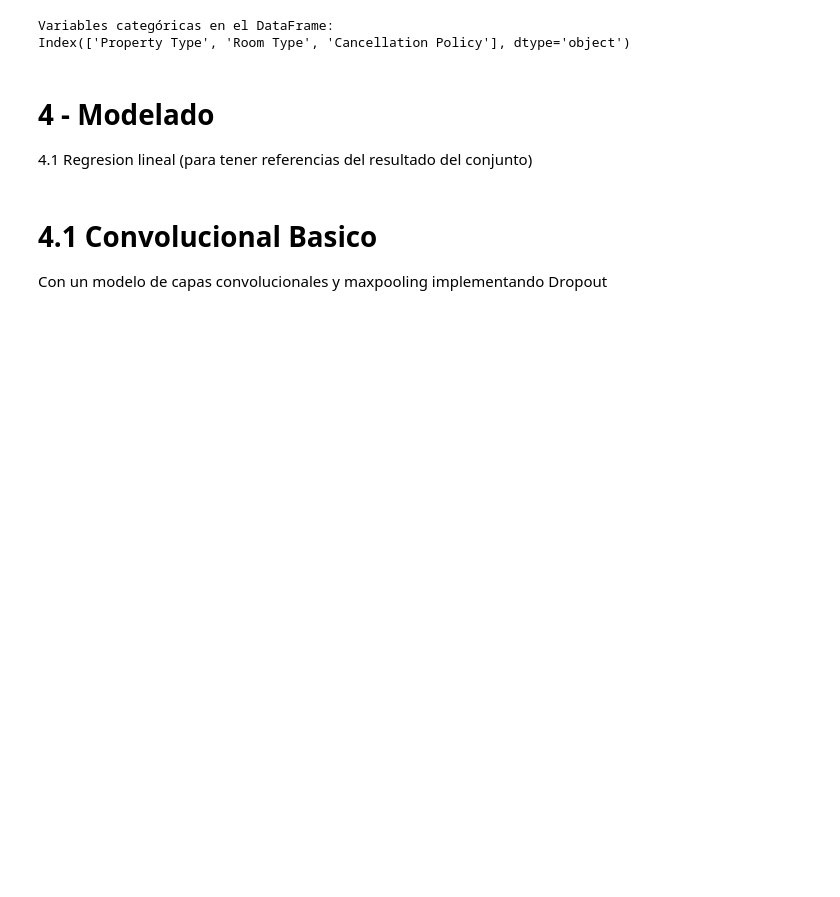
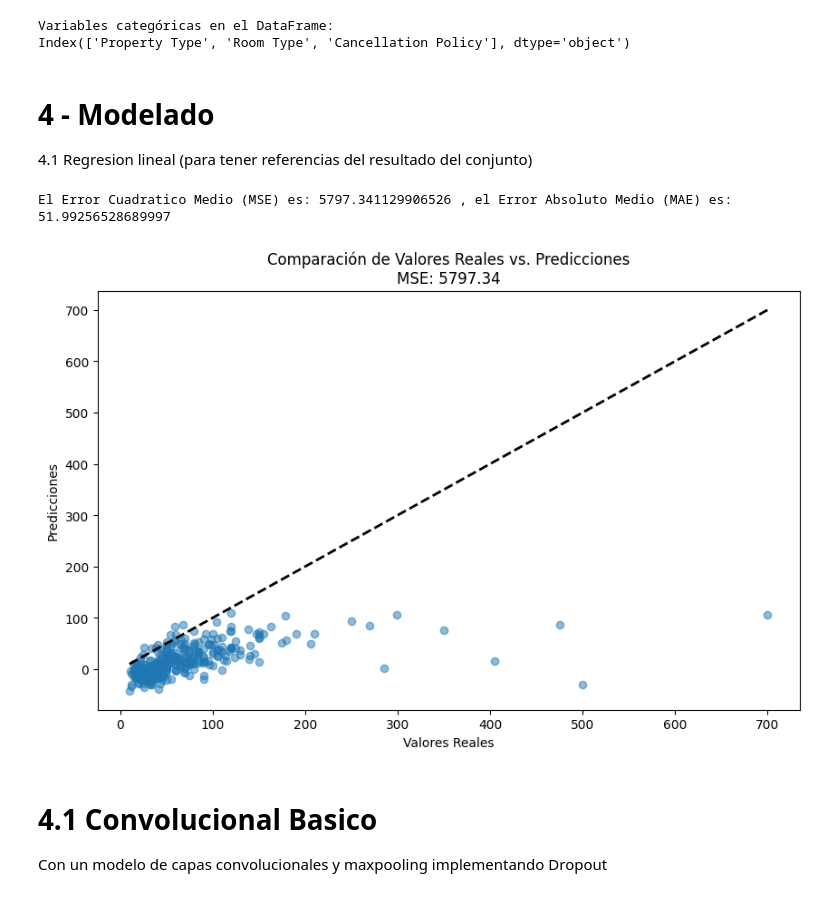
Before and after one commit to danrool/deep-learning-entrega, a Jupyter notebook: Entrega_Rolando_Rodriguez.ipynb, the cells around one changed output. Saved outputs shown, nothing was run; the diff lists cells and outputs as text; code cells hidden in the pictures; blank space fills up the shorter version.

```diff
--- a/Entrega_Rolando_Rodriguez.ipynb
+++ b/Entrega_Rolando_Rodriguez.ipynb
@@ -484,40 +476,44 @@ X_images_val = (X_images_val - X_images_train_mean) / X_images_train_std
   4.1 Regresion lineal
 (para tener referencias del resultado del conjunto)
 # %%
-## Generare una prediccion con una RL para tener una referencia.
+# Generare una prediccion con una RL para tener una referencia.
 
-#from sklearn.linear_model import LinearRegression
-#from sklearn.metrics import mean_squared_error, mean_absolute_error
+from sklearn.linear_model import LinearRegression
+from sklearn.metrics import mean_squared_error, mean_absolute_error
 
-## Crear y entrenar el modelo de regresión lineal
-#model_lr = LinearRegression()
-#model_lr.fit(X_tab_train, y_tab_train)
+# Crear y entrenar el modelo de regresión lineal
+model_lr = LinearRegression()
+model_lr.fit(X_tab_train, y_tab_train)
 
-## Predecir y evaluar el modelo
-#y_tab_pred = model_lr.predict(X_tab_test)
-#mse = mean_squared_error(y_tab_test, y_tab_pred)
-#mae = mean_absolute_error(y_tab_test, y_tab_pred)
+# Predecir y evaluar el modelo
+y_tab_pred = model_lr.predict(X_tab_test)
+mse = mean_squared_error(y_tab_test, y_tab_pred)
+mae = mean_absolute_error(y_tab_test, y_tab_pred)
 
-#print(f'El Error Cuadratico Medio (MSE) es: {mse} , el Error Absoluto Medio (MAE) es: {mae}')
+print(f'El Error Cuadratico Medio (MSE) es: {mse} , el Error Absoluto Medio (MAE) es: {mae}')
+# %% [output]
+El Error Cuadratico Medio (MSE) es: 5797.341129906526 , el Error Absoluto Medio (MAE) es: 51.99256528689997
 # %%
 ################################################################################
 ### Visualizacion de la LR
 ################################################################################
 
-#import matplotlib.pyplot as plt
-#from sklearn.metrics import mean_squared_error
+import matplotlib.pyplot as plt
+from sklearn.metrics import mean_squared_error
 
-## Calculamos el MSE
-#mse = mean_squared_error(y_tab_test, y_tab_pred)
+# Calculamos el MSE
+mse = mean_squared_error(y_tab_test, y_tab_pred)
 
-## Creamos el gráfico
-#plt.figure(figsize=(10, 6))
-#plt.scatter(y_tab_test, y_tab_pred, alpha=0.5)
-#plt.plot([y_tab_test.min(), y_tab_test.max()], [y_tab_test.min(), y_tab_test.max()], 'k--', lw=2)
-#plt.xlabel('Valores Reales')
-#plt.ylabel('Predicciones')
-#plt.title(f'Comparación de Valores Reales vs. Predicciones\nMSE: {mse:.2f}')
-#plt.show()
+# Creamos el gráfico
+plt.figure(figsize=(10, 6))
+plt.scatter(y_tab_test, y_tab_pred, alpha=0.5)
+plt.plot([y_tab_test.min(), y_tab_test.max()], [y_tab_test.min(), y_tab_test.max()], 'k--', lw=2)
+plt.xlabel('Valores Reales')
+plt.ylabel('Predicciones')
+plt.title(f'Comparación de Valores Reales vs. Predicciones\nMSE: {mse:.2f}')
+plt.show()
+# %% [output]
+[figure, added]
 # %% [markdown]
 # 4.1   Convolucional Basico
 Con un modelo de capas convolucionales y maxpooling implementando Dropout
```
Also changed, not shown: parts of 31 cells of this notebook.
